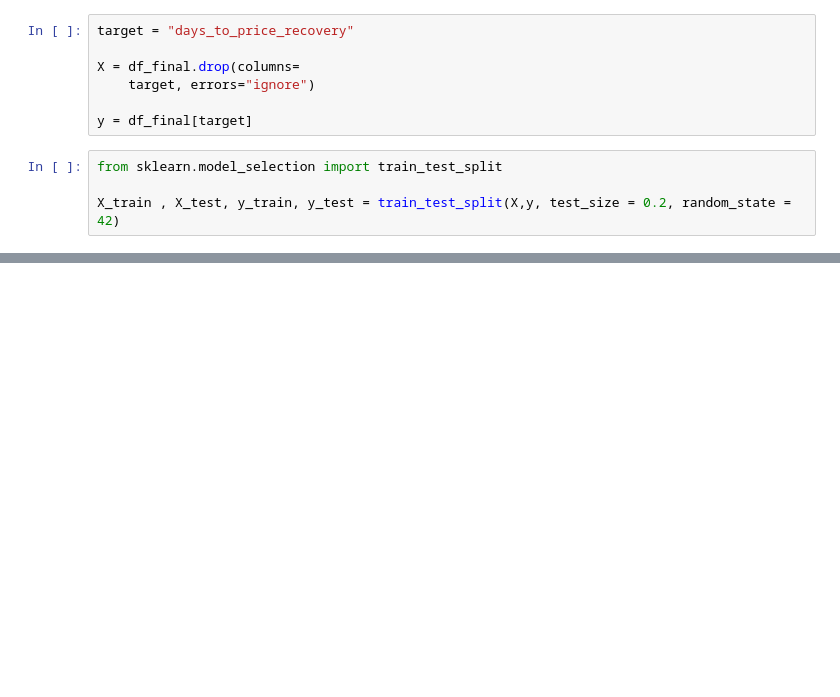
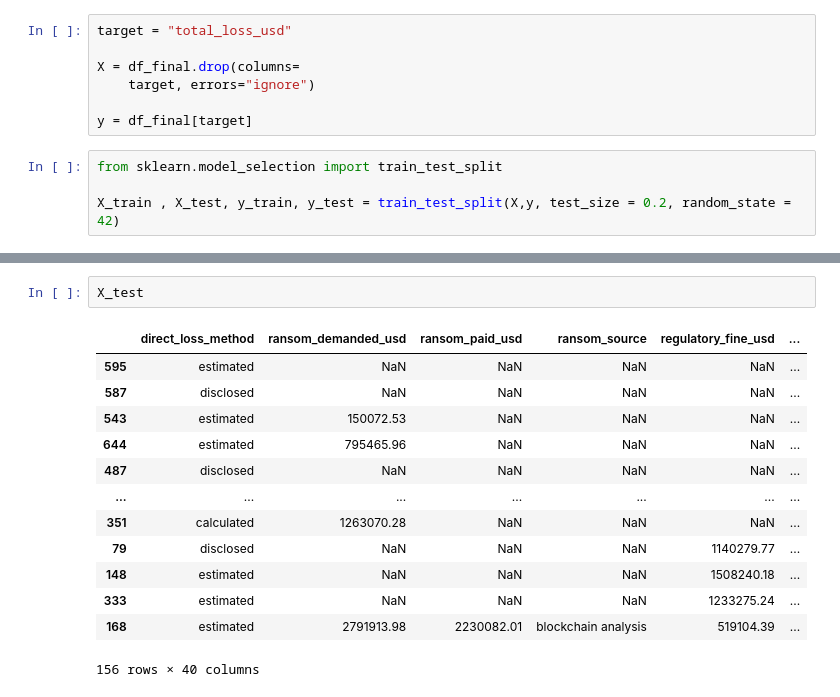
Before and after one commit to subhan0rizwan/cyber-loss-KNN, a Jupyter notebook: KNN - Cyber.ipynb, the cells around one changed output, grey strips where cells are left out. Drawn from its saved outputs; the diff is of its cells as text; blank space fills up the shorter version.

```diff
--- a/KNN - Cyber.ipynb
+++ b/KNN - Cyber.ipynb
@@ -209,7 +209,7 @@ Index(['direct_loss_method', 'ransom_demanded_usd', 'ransom_paid_usd',
        'incident_month', 'disclosure_delay_days', 'discovery_delay_days'],
       dtype='object')
 # %%
-target = "days_to_price_recovery"
+target = "total_loss_usd"
 
 X = df_final.drop(columns=
     target, errors="ignore")
@@ -272,0 +261,16 @@ X_train_encoded = pd.concat([encoded_cat, X_train.select_dtypes(include=['float'
+# %%
+X_test
+# %% [output]
+|  | direct_loss_method | ransom_demanded_usd | ransom_paid_usd | ransom_source | regulatory_fine_usd | ... |
+| 595 | estimated | NaN | NaN | NaN | NaN | ... |
+| 587 | disclosed | NaN | NaN | NaN | NaN | ... |
+| 543 | estimated | 150072.53 | NaN | NaN | NaN | ... |
+| 644 | estimated | 795465.96 | NaN | NaN | NaN | ... |
+| 487 | disclosed | NaN | NaN | NaN | NaN | ... |
+| ... | ... | ... | ... | ... | ... | ... |
+| 351 | calculated | 1263070.28 | NaN | NaN | NaN | ... |
+| 79 | disclosed | NaN | NaN | NaN | 1140279.77 | ... |
+| 148 | estimated | NaN | NaN | NaN | 1508240.18 | ... |
+| 333 | estimated | NaN | NaN | NaN | 1233275.24 | ... |
+| 168 | estimated | 2791913.98 | 2230082.01 | blockchain analysis | 519104.39 | ... |
+156 rows × 40 columns
```
Also changed, not shown: parts of 4 cells of this notebook.
